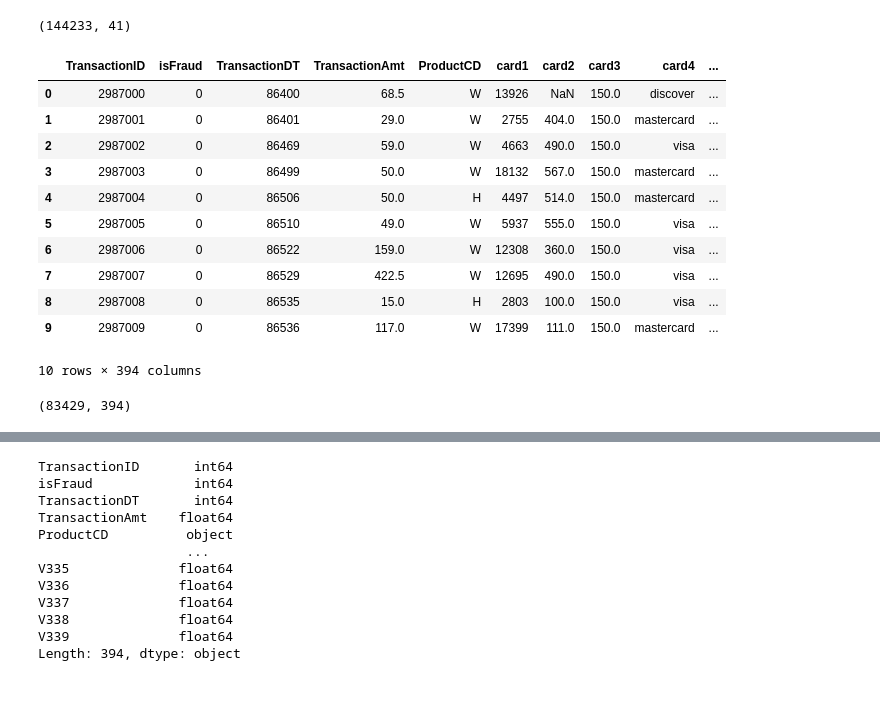
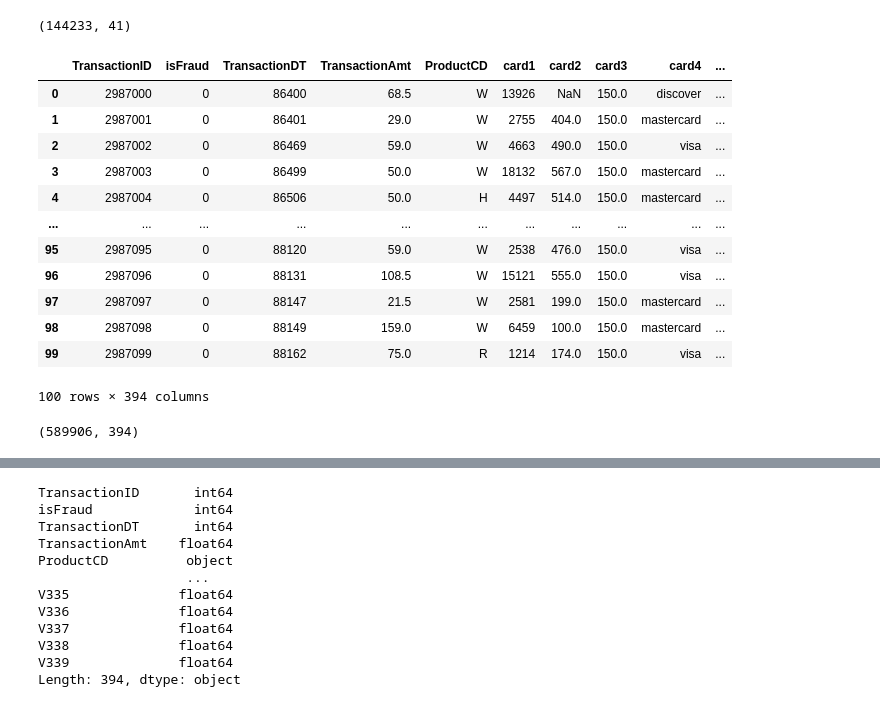
Before and after one commit to hoatuyet423/fraud-prediction-accenture2b, a Jupyter notebook: fraud_prediction_accenture2b.ipynb, the cells around one changed output, grey strips where cells are left out. Saved outputs shown, nothing was run; the diff lists cells and outputs as text; code cells hidden in the pictures.

```diff
--- a/fraud_prediction_accenture2b.ipynb
+++ b/fraud_prediction_accenture2b.ipynb
@@ -50,25 +53,26 @@ train_identity.shape
 # %% [output]
 (144233, 41)
 # %%
-train_transaction = pd.read_csv('/content/train_transaction.csv')
+train_transaction = pd.read_csv('train_transaction.csv')
 train_transaction.head(100)
 # %% [output]
 |  | TransactionID | isFraud | TransactionDT | TransactionAmt | ProductCD | card1 | card2 | card3 | card4 | ... |
 | 0 | 2987000 | 0 | 86400 | 68.5 | W | 13926 | NaN | 150.0 | discover | ... |
 | 1 | 2987001 | 0 | 86401 | 29.0 | W | 2755 | 404.0 | 150.0 | mastercard | ... |
 | 2 | 2987002 | 0 | 86469 | 59.0 | W | 4663 | 490.0 | 150.0 | visa | ... |
 | 3 | 2987003 | 0 | 86499 | 50.0 | W | 18132 | 567.0 | 150.0 | mastercard | ... |
 | 4 | 2987004 | 0 | 86506 | 50.0 | H | 4497 | 514.0 | 150.0 | mastercard | ... |
-| 5 | 2987005 | 0 | 86510 | 49.0 | W | 5937 | 555.0 | 150.0 | visa | ... |
-| 6 | 2987006 | 0 | 86522 | 159.0 | W | 12308 | 360.0 | 150.0 | visa | ... |
-| 7 | 2987007 | 0 | 86529 | 422.5 | W | 12695 | 490.0 | 150.0 | visa | ... |
-| 8 | 2987008 | 0 | 86535 | 15.0 | H | 2803 | 100.0 | 150.0 | visa | ... |
-| 9 | 2987009 | 0 | 86536 | 117.0 | W | 17399 | 111.0 | 150.0 | mastercard | ... |
+| ... | ... | ... | ... | ... | ... | ... | ... | ... | ... | ... |
+| 95 | 2987095 | 0 | 88120 | 59.0 | W | 2538 | 476.0 | 150.0 | visa | ... |
+| 96 | 2987096 | 0 | 88131 | 108.5 | W | 15121 | 555.0 | 150.0 | visa | ... |
+| 97 | 2987097 | 0 | 88147 | 21.5 | W | 2581 | 199.0 | 150.0 | mastercard | ... |
+| 98 | 2987098 | 0 | 88149 | 159.0 | W | 6459 | 100.0 | 150.0 | mastercard | ... |
+| 99 | 2987099 | 0 | 88162 | 75.0 | R | 1214 | 174.0 | 150.0 | visa | ... |
-10 rows × 394 columns
+100 rows × 394 columns
 # %%
 train_transaction.shape
 # %% [output]
-(83429, 394)
+(589906, 394)
 # %%
 train_identity.dtypes
 # %% [output]
```
Also changed, not shown: parts of 24 cells of this notebook.
